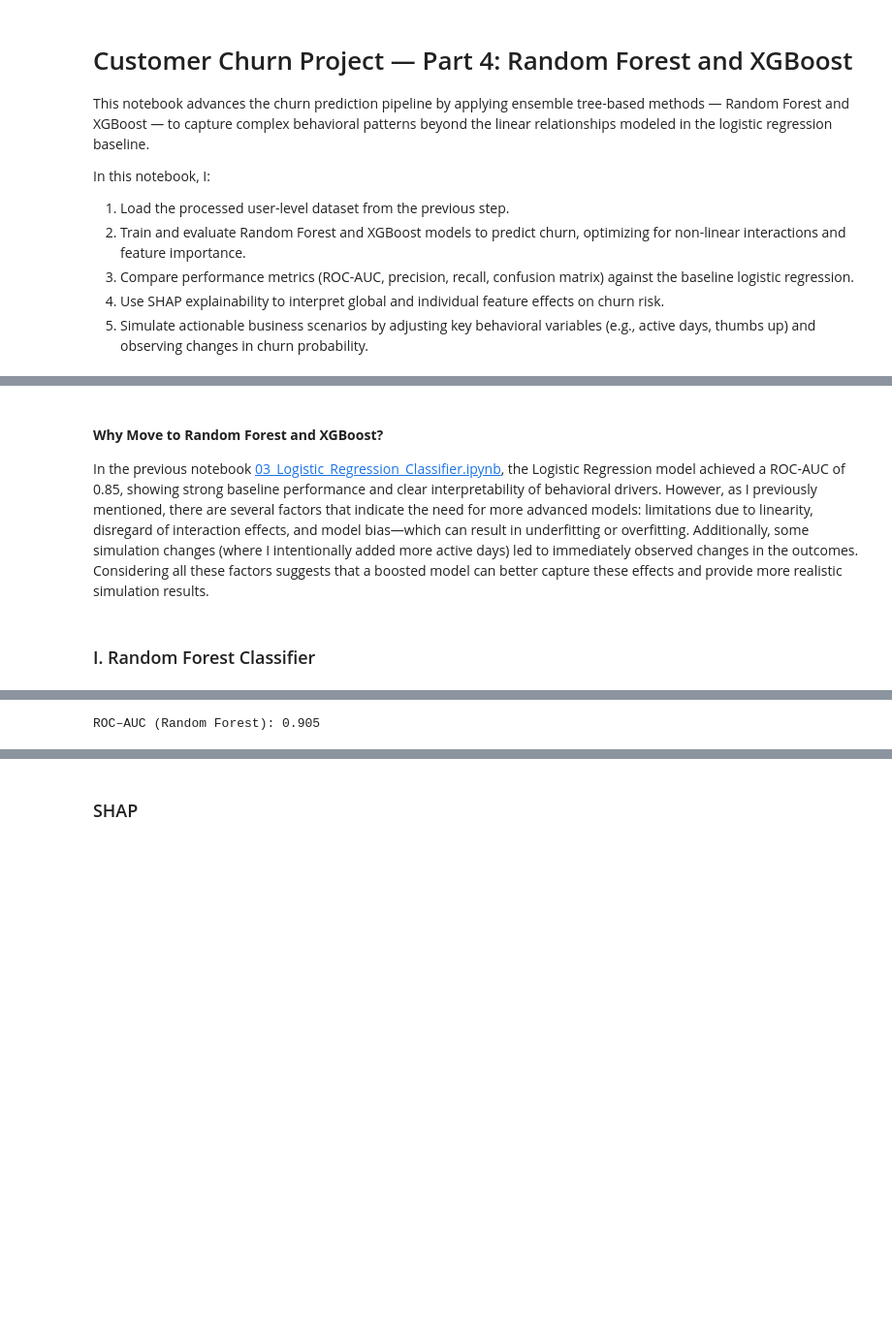
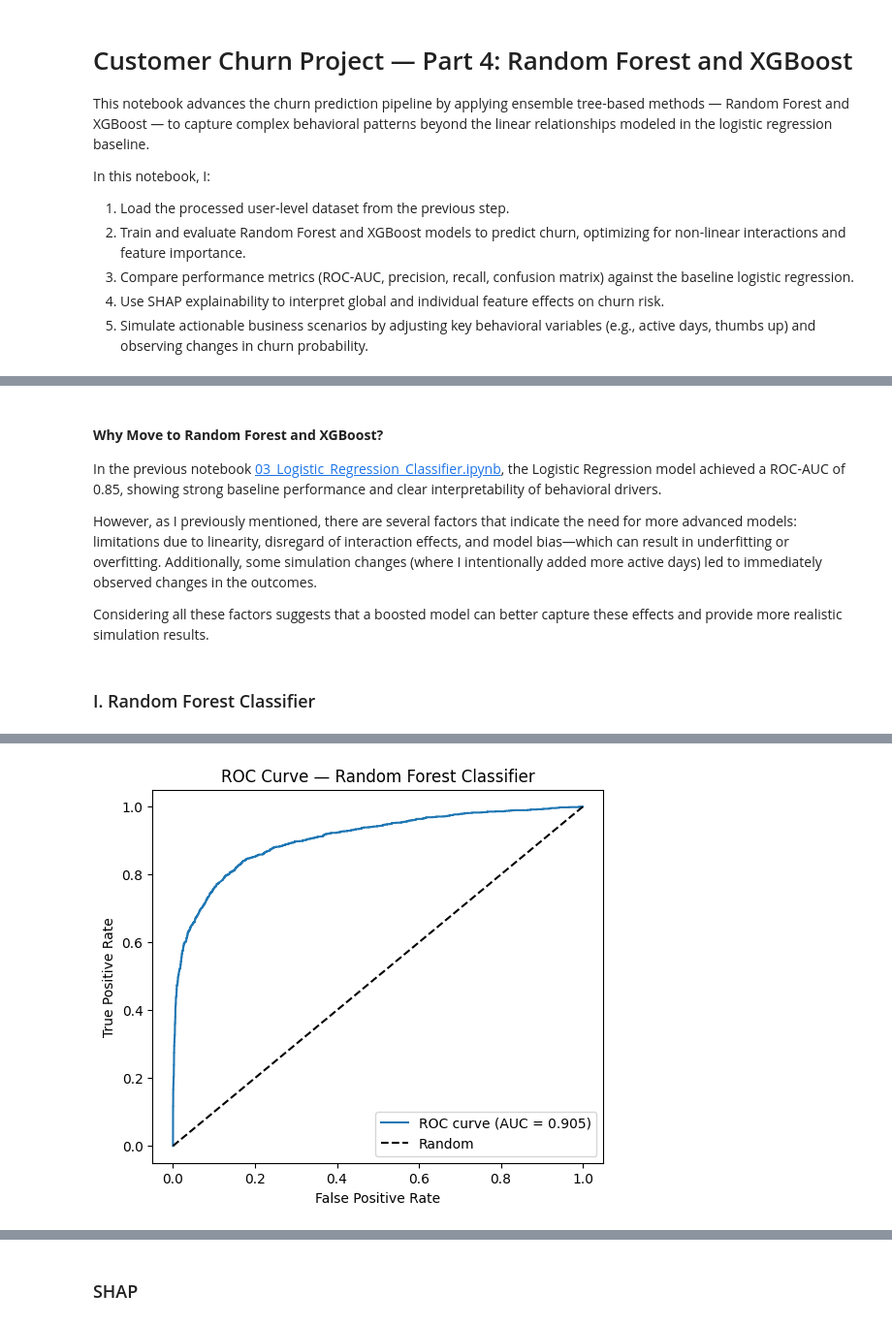
Before and after one commit to ZlataSparrow/Churn_Risk_Classification, a Jupyter notebook: notebook/04_Random_Forest_&_XGBoost.ipynb, the cells around one changed output, grey strips where cells are left out. Shown at 97% size. Saved outputs shown, nothing was run; the diff lists cells and outputs as text; code cells hidden in the pictures; blank space fills up the shorter version.

```diff
--- a/notebook/04_Random_Forest_&_XGBoost.ipynb
+++ b/notebook/04_Random_Forest_&_XGBoost.ipynb
@@ -69,34 +65,36 @@ user_features = (
 # %% [markdown]
 #### **Why Move to Random Forest and XGBoost?**
 
-In the previous notebook [03_Logistic_Regression_Classifier.ipynb](03_Logistic_Regression_Classifier.ipynb), the Logistic Regression model achieved a ROC-AUC of 0.85, showing strong baseline performance and clear interpretability of behavioral drivers. However, as I previously mentioned, there are several factors that indicate the need for more advanced models: limitations due to linearity, disregard of interaction effects, and model bias—which can result in underfitting or overfitting. Additionally, some simulation changes (where I intentionally added more active days) led to immediately observed changes in the outcomes. Considering all these factors suggests that a boosted model can better capture these effects and provide more realistic simulation results.
+In the previous notebook [03_Logistic_Regression_Classifier.ipynb](03_Logistic_Regression_Classifier.ipynb), the Logistic Regression model achieved a ROC-AUC of 0.85, showing strong baseline performance and clear interpretability of behavioral drivers.
+
+However, as I previously mentioned, there are several factors that indicate the need for more advanced models: limitations due to linearity, disregard of interaction effects, and model bias—which can result in underfitting or overfitting. Additionally, some simulation changes (where I intentionally added more active days) led to immediately observed changes in the outcomes.
+
+Considering all these factors suggests that a boosted model can better capture these effects and provide more realistic simulation results.
 # %% [markdown]
 ### I. Random Forest Classifier
 # %%
-feature_cols = [
-    "num_sessions",
-    "num_songs",
-    "thumbs_up",
-    "thumbs_down",
-    "add_playlist",
-    "active_days"
-]
+feature_cols = ["num_sessions", "num_songs", "thumbs_up", "thumbs_down", "add_playlist", "active_days"]
+
+rf_pipeline = Pipeline(stages=[
+    VectorAssembler(inputCols=feature_cols, outputCol="features"),
+    RandomForestClassifier(labelCol="churn_flag", featuresCol="features", numTrees=100, maxDepth=8),
+])
+
+train_df, test_df = user_features.randomSplit([0.7, 0.3], seed=42)
+rf_model = rf_pipeline.fit(train_df)
+predictions = rf_model.transform(test_df)
 
 
-assembler = VectorAssembler(inputCols=feature_cols, outputCol="features")
-rf = RandomForestClassifier(labelCol="churn_flag", featuresCol="features", numTrees=100, maxDepth=8)
+preds = predictions.select("churn_flag", "probability").toPandas()
+fpr, tpr, _ = roc_curve(preds["churn_flag"], preds["probability"].apply(lambda x: float(x[1])))
+rf_roc_auc = auc(fpr, tpr)
 
-
-rf_pipeline = Pipeline(stages=[assembler, rf])
-
-train_df, test_df = user_features.randomSplit([0.7, 0.3], seed=42)
-
-rf_model = rf_pipeline.fit(train_df)
-
-
-predictions = rf_model.transform(test_df)
-evaluator = BinaryClassificationEvaluator(labelCol="churn_flag", metricName="areaUnderROC")
-roc_auc = evaluator.evaluate(predictions)
-
-print(f"ROC–AUC (Random Forest): {roc_auc:.3f}")
+plt.figure(figsize=(6, 5))
+plt.plot(fpr, tpr, label=f"ROC curve (AUC = {rf_roc_auc:.3f})")
+plt.plot([0, 1], [0, 1], "k--", label="Random")
+plt.xlabel("False Positive Rate")
+plt.ylabel("True Positive Rate")
+plt.title("ROC Curve — Random Forest Classifier")
+plt.legend()
+plt.show()
 # %% [output]
@@ -106 +101 @@ print(f"ROC–AUC (Random Forest): {roc_auc:.3f}")
-ROC–AUC (Random Forest): 0.905
+[figure, added]
```
Also changed, not shown: parts of 29 cells of this notebook.
